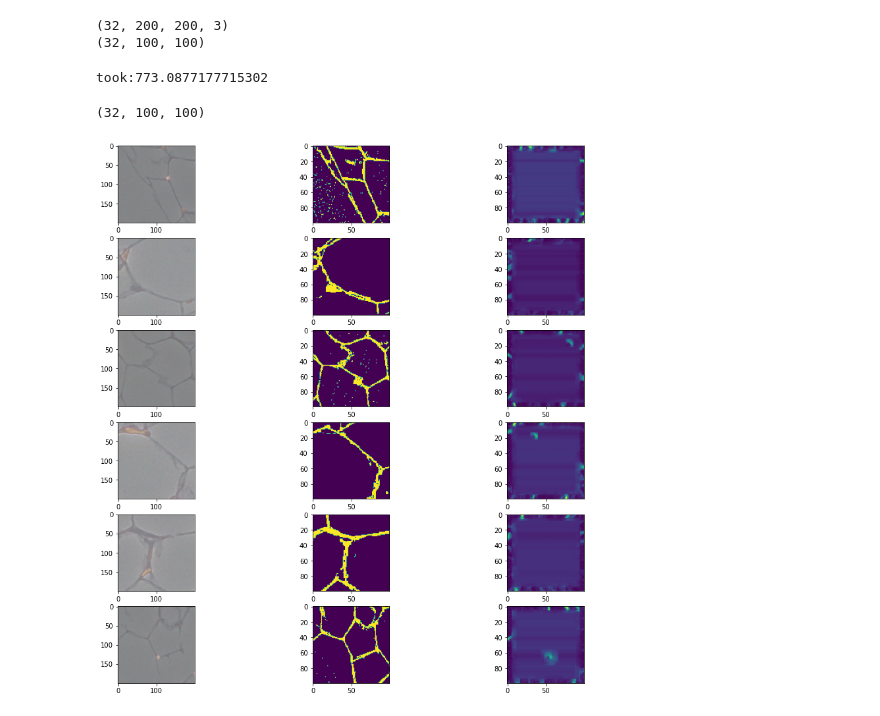
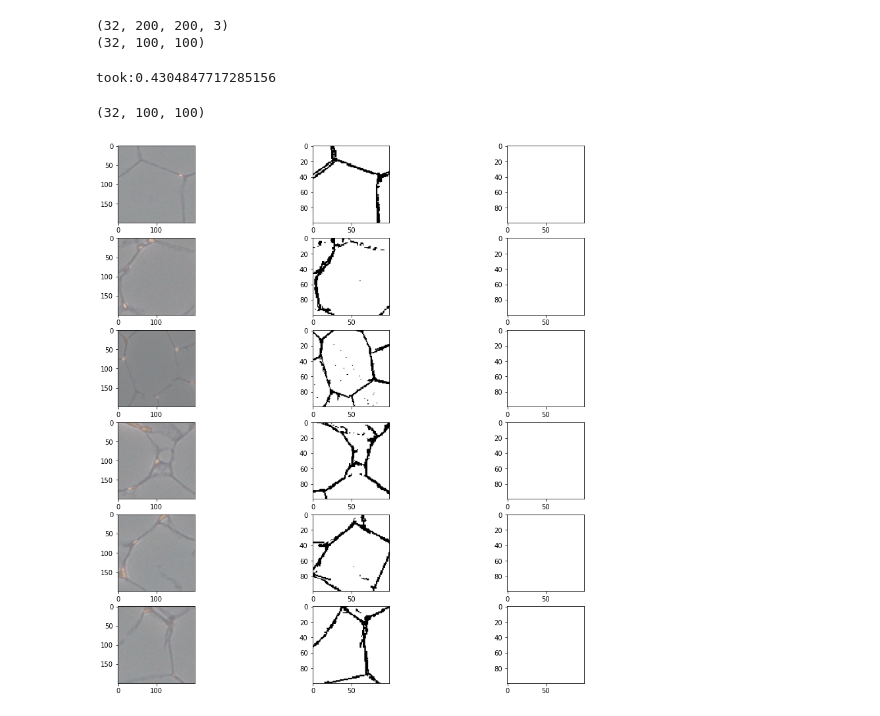
Before and after one commit to jaentrouble/Adipose_tf_train, a Jupyter notebook: check_trained.ipynb, the cells around one changed output. Cells and saved outputs as stored; diff of their text form; code cells hidden in the pictures.

```diff
--- a/check_trained.ipynb
+++ b/check_trained.ipynb
@@ -11,6 +14,6 @@ import time
 
 import matplotlib.pyplot as plt
 # %%
-Model_Name = 'bugfix1_2'
+Model_Name = 'full_conv3_0'
 # %%
 trained_model = keras.models.load_model('saved_model/'+Model_Name)
@@ -32,7 +31,7 @@ st = time.time()
 predict_batch = trained_model(img_batch)
 print('took:{}'.format(time.time()-st))
 # %% [output]
-took:773.0877177715302
+took:0.4304847717285156
 # %%
 print(predict_batch.shape)
 # %% [output]
@@ -42,15 +41,15 @@ import numpy as np
 # %%
 fig = plt.figure(figsize=(15,15))
 i = 1
 n = 6
 for img, mask, pred in zip(img_batch[:n],mask_batch[:n],predict_batch[:n]):
     ax = fig.add_subplot(n,3,i)
     ax.imshow(img)
     ax = fig.add_subplot(n,3,i+1)
-    ax.imshow(mask)
+    ax.imshow(mask, cmap='binary')
     ax = fig.add_subplot(n,3,i+2)
-    ax.imshow(pred)
+    ax.imshow(pred, cmap='binary')
     i += 3
 plt.show()
 # %% [output]
-[figure, old version]
+[figure, new version]
```
Also changed, not shown: parts of 3 cells of this notebook, 1 other file.
